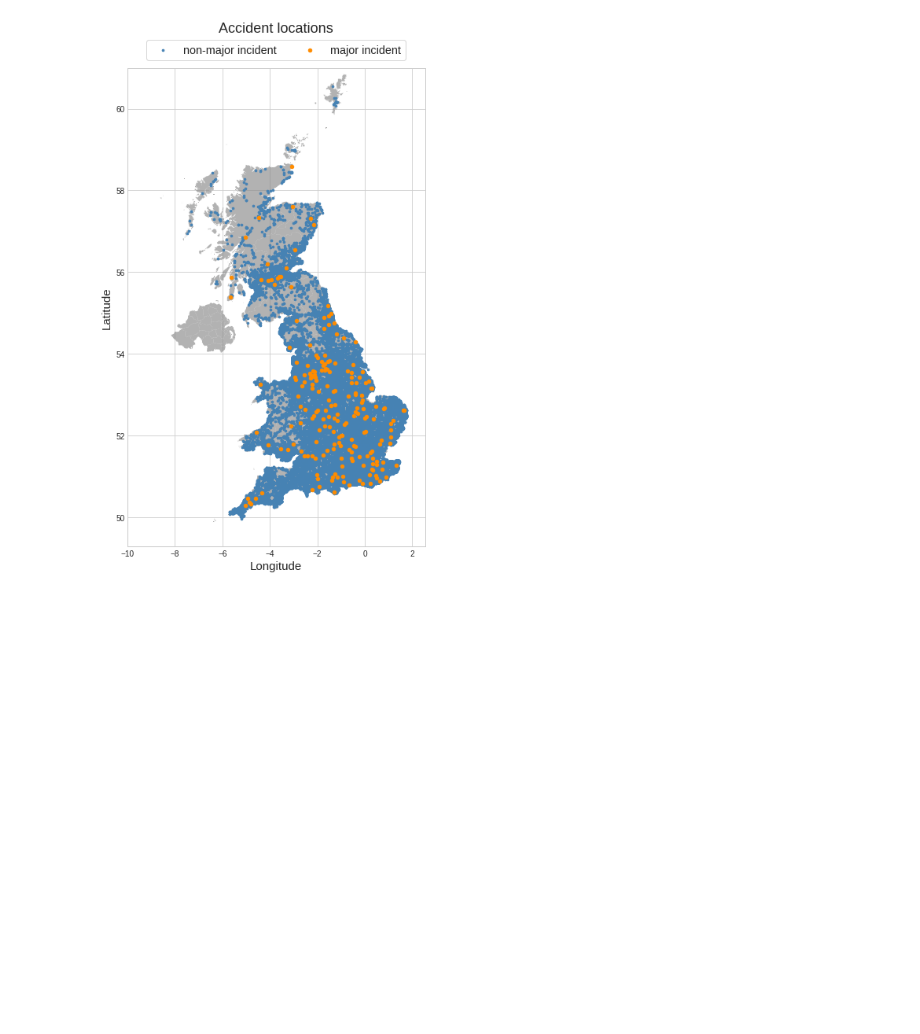
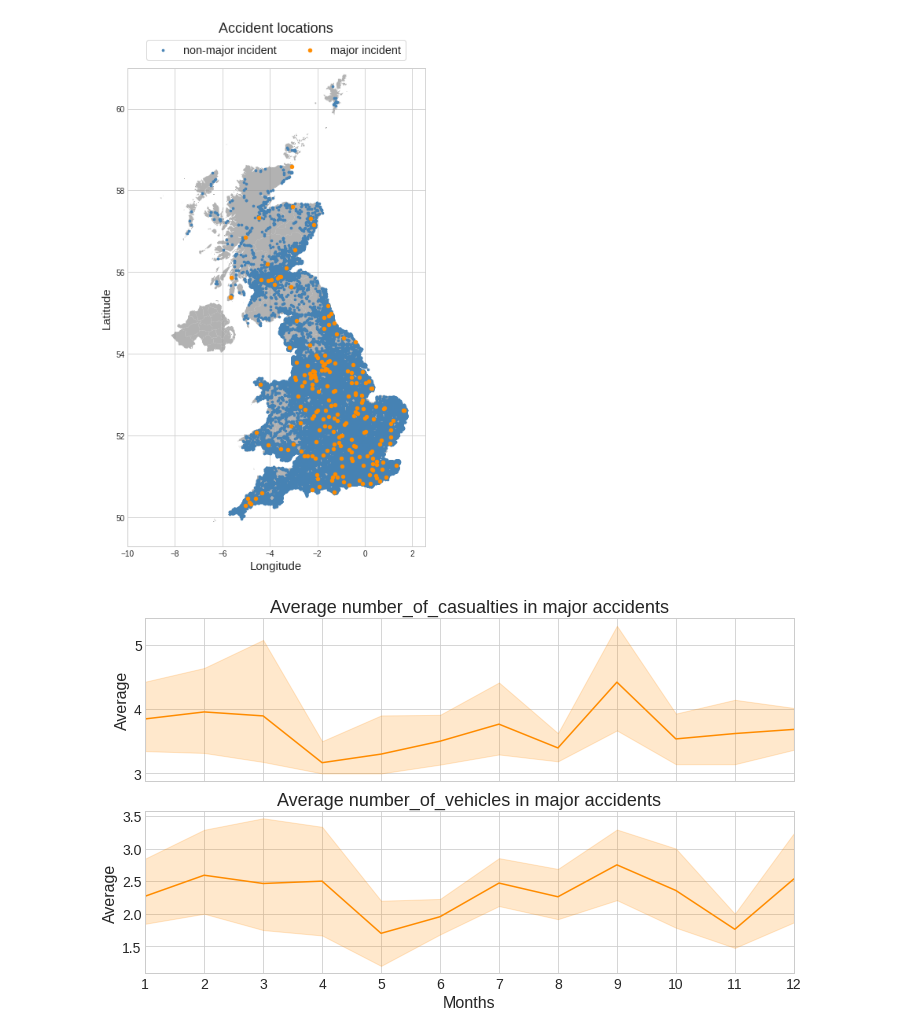
Before and after one commit to SirTee12/Hidden-Killer-on-the-road-Analysis-, a Jupyter notebook: Hidden_killer_on_the_road_analysis.ipynb, the cells around one changed output. Cells and saved outputs as stored; diff of their text form; code cells hidden in the pictures; blank space fills up the shorter version.

Commit message:
Plotted average monthly statistic for selected categories

```diff
--- a/Hidden_killer_on_the_road_analysis.ipynb
+++ b/Hidden_killer_on_the_road_analysis.ipynb
@@ -546,6 +546,39 @@ def plot_map(filename, df, ax, incident = None, text= ''):
                   fontsize = 'x-large', bbox_to_anchor = (0.5, 1.07),\
                   ncol = 2)
     _ = plt.tight_layout()
+# %%
+# Create a function to plot average statistics per month
+def plot_monthly_avg(df, col, incident, ax):
+  '''
+  plots monthly average statistics
+  @ df : dataframe of interest
+  @ col : column of interest in the data
+  @ incident : category of the incident - type str
+  @ ax : axes of the subplots
+  '''
+  # define color and title for each incident type
+  if incident == 'major':
+    color = 'darkorange'
+    _ = ax.set_title('Average '+col+ ' in major accidents',\
+                     fontsize = 18)
+  else:
+    color = 'steelblue'
+    _ = ax.set_title('Average '+col+ ' in non-major accidents',\
+                     fontsize = 18)
+
+  # group by month and date
+  group = df.groupby(['month', 'date'], as_index = False)[col].agg(['size', 'mean'])
+  # plot data
+  _ = sns.lineplot(data = group, x = 'month', y = 'mean',
+                   ax = ax, ci = 95,\
+                   color = color)
+  # set title, axis labels and layout
+  _ = ax.set_xlim(xmin = 1, xmax = 12)
+  _ = ax.set_xlabel('Months', fontsize=16)
+  _ = ax.set_ylabel('Average', fontsize=16)
+  _ = ax.set_xticks([i for i in range(1, 13)])
+  _ = ax.tick_params(which = 'both', labelsize = 14)
+  _ = plt.tight_layout()
 # %% [markdown]
 # Major Incidents are three times more deadlier than any other incident
 # %%
@@ -576,3 +609,12 @@ fig, ax = plt.subplots(figsize = (10,10))
 plot_map(r'drive/MyDrive/Uk_accident_analysis/UK-accident-analysis/GBR_adm2.shp', accident, ax)
 # %% [output]
 [figure]
+# %%
+# plot average casualties and average vehicles per month
+# involved in the major accidents
+fig, ax = plt.subplots(2,1, figsize = (10,6), sharex = True)
+
+plot_monthly_avg(major_incident, 'number_of_casualties', 'major', ax[0])
+plot_monthly_avg(major_incident, 'number_of_vehicles', 'major', ax[1])
+# %% [output]
+[figure, added]
```
Also changed, not shown: parts of 3 cells of this notebook.
